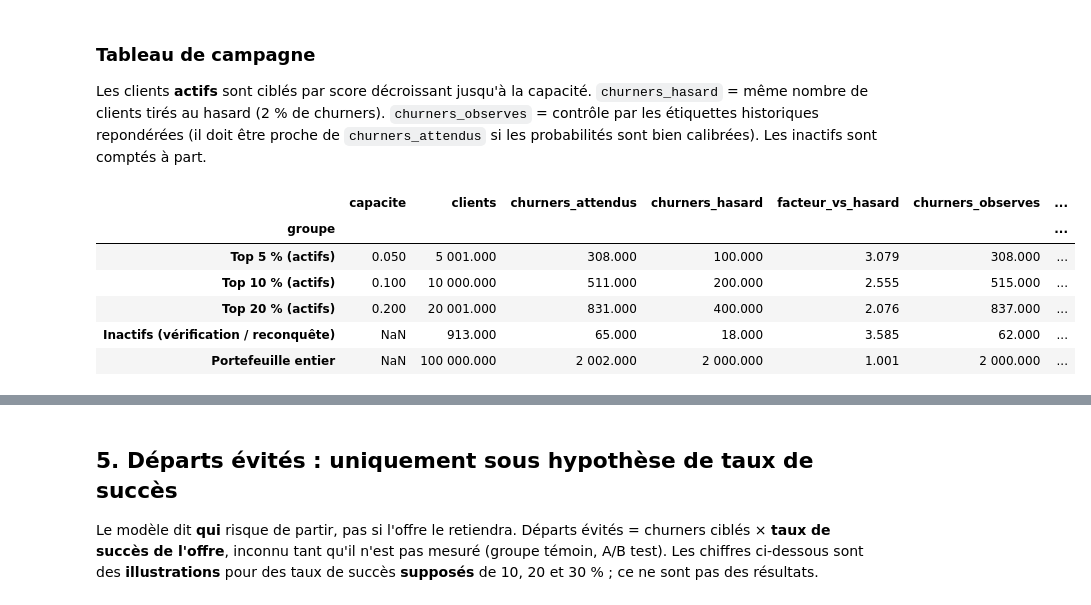
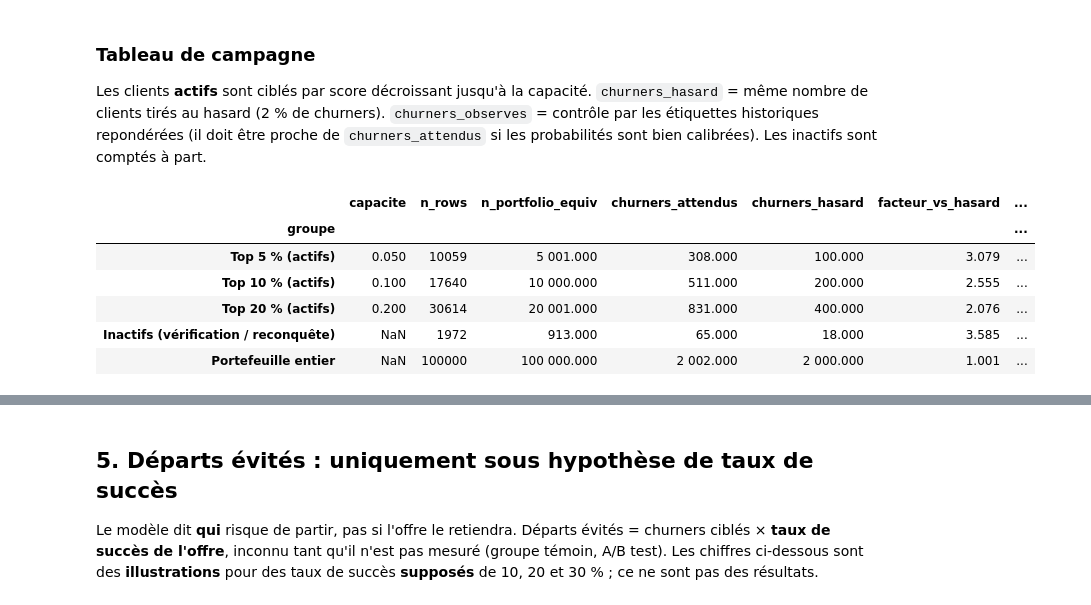
Before and after one commit to malek-ksouri/telecom_churn, a Jupyter notebook: notebooks/08_business_analysis.ipynb, the cells around one changed output, grey strips where cells are left out. Cells and saved outputs as stored; diff of their text form; code cells hidden in the pictures.

```diff
--- a/notebooks/08_business_analysis.ipynb
+++ b/notebooks/08_business_analysis.ipynb
@@ -356,16 +356,16 @@ Facture mensuelle totale du même portefeuille : 5 906 420 $ ; part en jeu : 1.9
 Les clients **actifs** sont ciblés par score décroissant jusqu'à la capacité. `churners_hasard` = même nombre de clients tirés au hasard (2 % de churners). `churners_observes` = contrôle par les étiquettes historiques repondérées (il doit être proche de `churners_attendus` si les probabilités sont bien calibrées). Les inactifs sont comptés à part.
 # %%
 campaign = campaign_table(scores, sample_rate=S)
-campaign.set_index("groupe").round({"clients": 0, "churners_attendus": 0, "churners_hasard": 0,
+campaign.set_index("groupe").round({"n_portfolio_equiv": 0, "churners_attendus": 0, "churners_hasard": 0,
                                     "churners_observes": 0, "revenu_en_jeu": 0, "facture_mensuelle": 0})
 # %% [output]
-|  | capacite | clients | churners_attendus | churners_hasard | facteur_vs_hasard | churners_observes | ... |
+|  | capacite | n_rows | n_portfolio_equiv | churners_attendus | churners_hasard | facteur_vs_hasard | ... |
 | groupe |  |  |  |  |  |  | ... |
-| Top 5 % (actifs) | 0.050 | 5 001.000 | 308.000 | 100.000 | 3.079 | 308.000 | ... |
-| Top 10 % (actifs) | 0.100 | 10 000.000 | 511.000 | 200.000 | 2.555 | 515.000 | ... |
-| Top 20 % (actifs) | 0.200 | 20 001.000 | 831.000 | 400.000 | 2.076 | 837.000 | ... |
-| Inactifs (vérification / reconquête) | NaN | 913.000 | 65.000 | 18.000 | 3.585 | 62.000 | ... |
-| Portefeuille entier | NaN | 100 000.000 | 2 002.000 | 2 000.000 | 1.001 | 2 000.000 | ... |
+| Top 5 % (actifs) | 0.050 | 10059 | 5 001.000 | 308.000 | 100.000 | 3.079 | ... |
+| Top 10 % (actifs) | 0.100 | 17640 | 10 000.000 | 511.000 | 200.000 | 2.555 | ... |
+| Top 20 % (actifs) | 0.200 | 30614 | 20 001.000 | 831.000 | 400.000 | 2.076 | ... |
+| Inactifs (vérification / reconquête) | NaN | 1972 | 913.000 | 65.000 | 18.000 | 3.585 | ... |
+| Portefeuille entier | NaN | 100000 | 100 000.000 | 2 002.000 | 2 000.000 | 1.001 | ... |
 # %%
 plot = campaign[campaign["capacite"].notna()].set_index("groupe")[["churners_attendus", "churners_hasard"]]
 plot.columns = ["ciblage par le modèle", "ciblage au hasard"]
```
Also changed, not shown: parts of 7 cells of this notebook, 26 other files.
